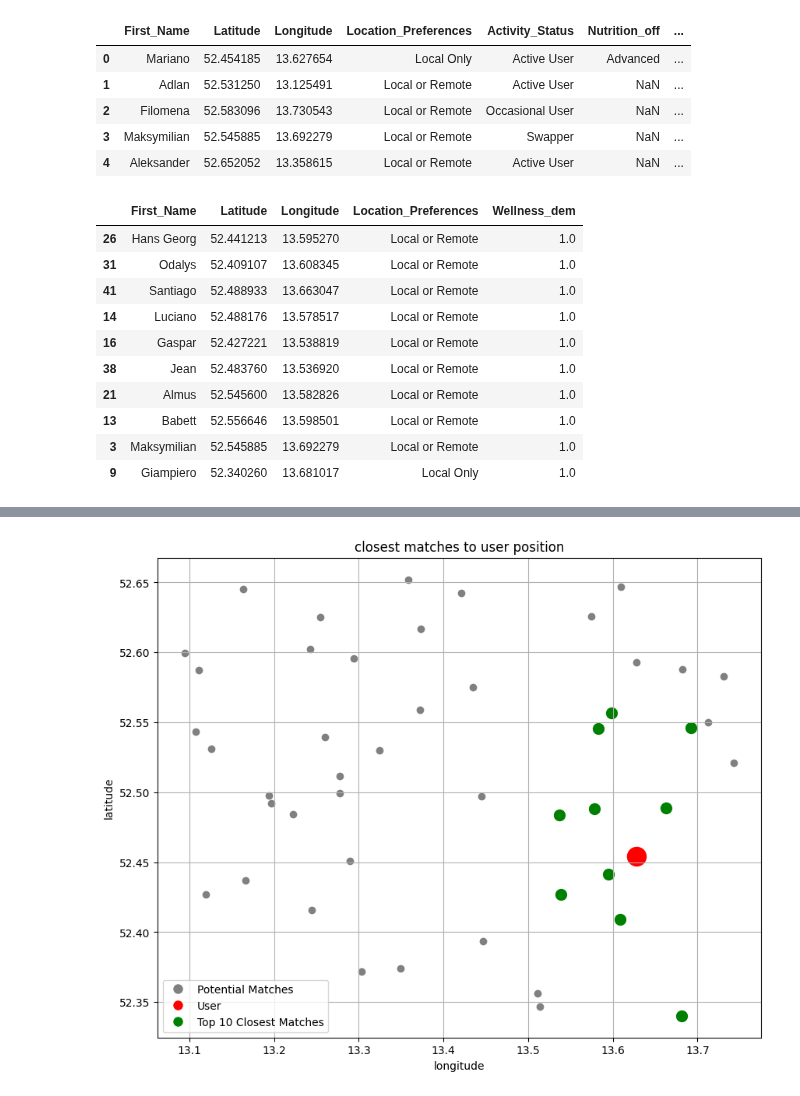
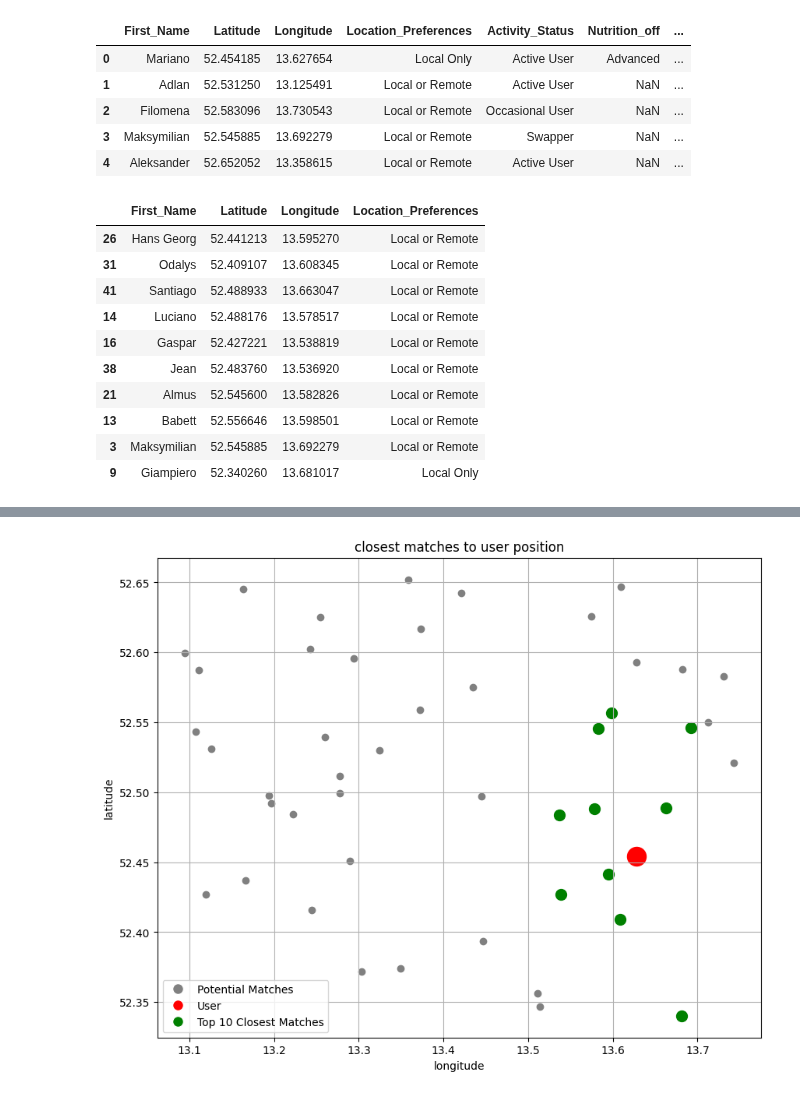
Before and after one commit to TechLabs-Berlin/ws24-skillswap, a Jupyter notebook: DS/01_Notebooks/04_Modeling/Match_Recommendation/Recommendations.ipynb, the cells around one changed output, grey strips where cells are left out. Drawn from its saved outputs; the diff is of its cells as text; code cells hidden in the pictures.

Commit message:
updated table

```diff
--- a/DS/01_Notebooks/04_Modeling/Match_Recommendation/Recommendations.ipynb
+++ b/DS/01_Notebooks/04_Modeling/Match_Recommendation/Recommendations.ipynb
@@ -187,42 +187,42 @@ def euclidean_distance(point1, point2):
     return np.linalg.norm(point1 - point2)
 
 # Take the first row of concatenated_df and extract the Latitude and Longitude
 target_coordinate = concatenated_df[['Latitude', 'Longitude']].iloc[0]
 
 # Calculate Euclidean distance for all rows in concatenated_df except the first row
 distances = []
 for index, row in concatenated_df.iloc[1:].iterrows():
     distance = euclidean_distance(row[['Latitude', 'Longitude']], target_coordinate)
     distances.append((index, distance))
 
 # Sort distances
 distances.sort(key=lambda x: x[1])
 
 # Get the indices of the closest 10 points
 closest_indices = [index for index, _ in distances[:10]]
 
 # Extract the closest coordinates
 closest_coordinates = concatenated_df.loc[closest_indices, ['Latitude', 'Longitude']]
 
 # Step 1: Get the indices of closest_coordinates
 # Step 2: Use the indices to locate the respective rows in concatenated_df
 # Step 3: Extract the desired columns
 # Step 4: Create a new DataFrame with the selected rows
 
 closest_indices = closest_coordinates.index
 selected_rows = concatenated_df.loc[closest_indices]
-selected_rows_subset = selected_rows.iloc[:, :4].join(selected_rows.iloc[:, -1])
+selected_rows_subset = selected_rows.iloc[:, :4]
 
 selected_rows_subset
 # %% [output]
-|  | First_Name | Latitude | Longitude | Location_Preferences | Wellness_dem |
-| 26 | Hans Georg | 52.441213 | 13.595270 | Local or Remote | 1.0 |
-| 31 | Odalys | 52.409107 | 13.608345 | Local or Remote | 1.0 |
-| 41 | Santiago | 52.488933 | 13.663047 | Local or Remote | 1.0 |
-| 14 | Luciano | 52.488176 | 13.578517 | Local or Remote | 1.0 |
-| 16 | Gaspar | 52.427221 | 13.538819 | Local or Remote | 1.0 |
-| 38 | Jean | 52.483760 | 13.536920 | Local or Remote | 1.0 |
-| 21 | Almus | 52.545600 | 13.582826 | Local or Remote | 1.0 |
-| 13 | Babett | 52.556646 | 13.598501 | Local or Remote | 1.0 |
-| 3 | Maksymilian | 52.545885 | 13.692279 | Local or Remote | 1.0 |
-| 9 | Giampiero | 52.340260 | 13.681017 | Local Only | 1.0 |
+|  | First_Name | Latitude | Longitude | Location_Preferences |
+| 26 | Hans Georg | 52.441213 | 13.595270 | Local or Remote |
+| 31 | Odalys | 52.409107 | 13.608345 | Local or Remote |
+| 41 | Santiago | 52.488933 | 13.663047 | Local or Remote |
+| 14 | Luciano | 52.488176 | 13.578517 | Local or Remote |
+| 16 | Gaspar | 52.427221 | 13.538819 | Local or Remote |
+| 38 | Jean | 52.483760 | 13.536920 | Local or Remote |
+| 21 | Almus | 52.545600 | 13.582826 | Local or Remote |
+| 13 | Babett | 52.556646 | 13.598501 | Local or Remote |
+| 3 | Maksymilian | 52.545885 | 13.692279 | Local or Remote |
+| 9 | Giampiero | 52.340260 | 13.681017 | Local Only |
```
Also changed, not shown: parts of 1 cell of this notebook.
